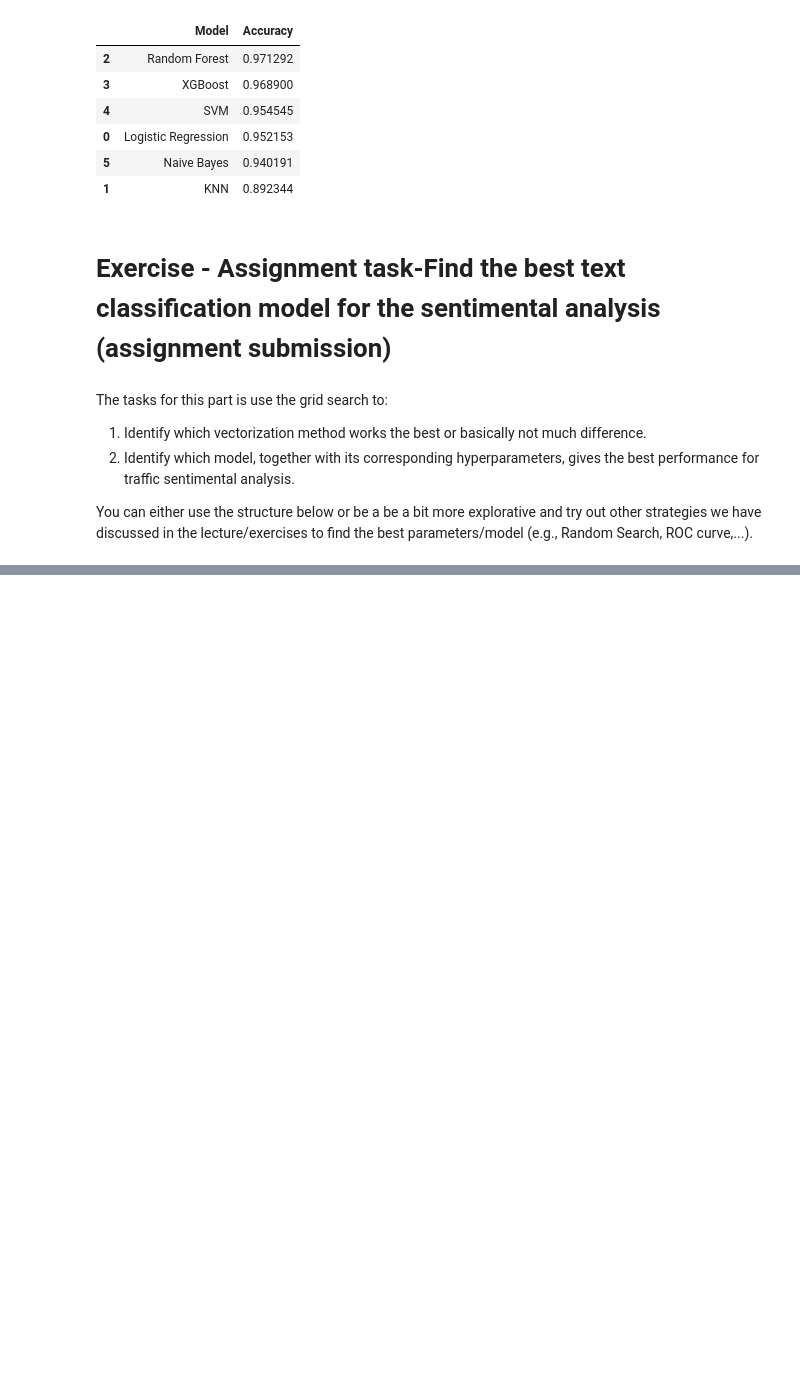
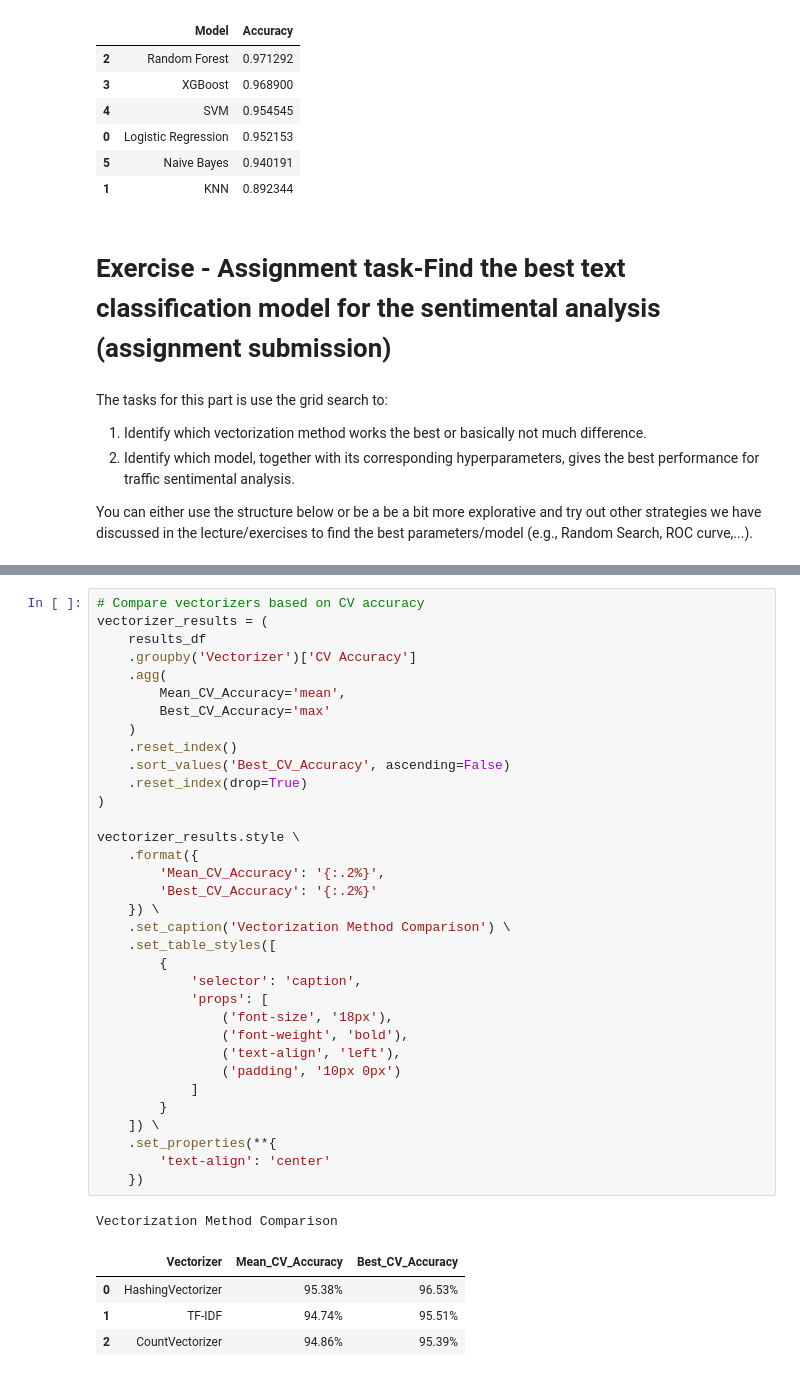
Before and after one commit to felwern/AI_course_exercises, a Jupyter notebook: Exercise_4_Text_classification/Exercise_4_Text_classification.ipynb, the cells around one changed output, grey strips where cells are left out. Drawn from its saved outputs; the diff is of its cells as text; blank space fills up the shorter version.

```diff
--- a/Exercise_4_Text_classification/Exercise_4_Text_classification.ipynb
+++ b/Exercise_4_Text_classification/Exercise_4_Text_classification.ipynb
@@ -792,2 +796,42 @@ The accuracy of the Naive Bayes model is: 0.9401913875598086
+# %%
+# Compare vectorizers based on CV accuracy
+vectorizer_results = (
+    results_df
+    .groupby('Vectorizer')['CV Accuracy']
+    .agg(
+        Mean_CV_Accuracy='mean',
+        Best_CV_Accuracy='max'
+    )
+    .reset_index()
+    .sort_values('Best_CV_Accuracy', ascending=False)
+    .reset_index(drop=True)
+)
+
+vectorizer_results.style \
+    .format({
+        'Mean_CV_Accuracy': '{:.2%}',
+        'Best_CV_Accuracy': '{:.2%}'
+    }) \
+    .set_caption('Vectorization Method Comparison') \
+    .set_table_styles([
+        {
+            'selector': 'caption',
+            'props': [
+                ('font-size', '18px'),
+                ('font-weight', 'bold'),
+                ('text-align', 'left'),
+                ('padding', '10px 0px')
+            ]
+        }
+    ]) \
+    .set_properties(**{
+        'text-align': 'center'
+    })
+# %% [output]
+Vectorization Method Comparison
+|  | Vectorizer | Mean_CV_Accuracy | Best_CV_Accuracy |
+| 0 | HashingVectorizer | 95.38% | 96.53% |
+| 1 | TF-IDF | 94.74% | 95.51% |
+| 2 | CountVectorizer | 94.86% | 95.39% |
 # %%
 # Here you change the reviews
```
Also changed, not shown: parts of 9 cells of this notebook.
